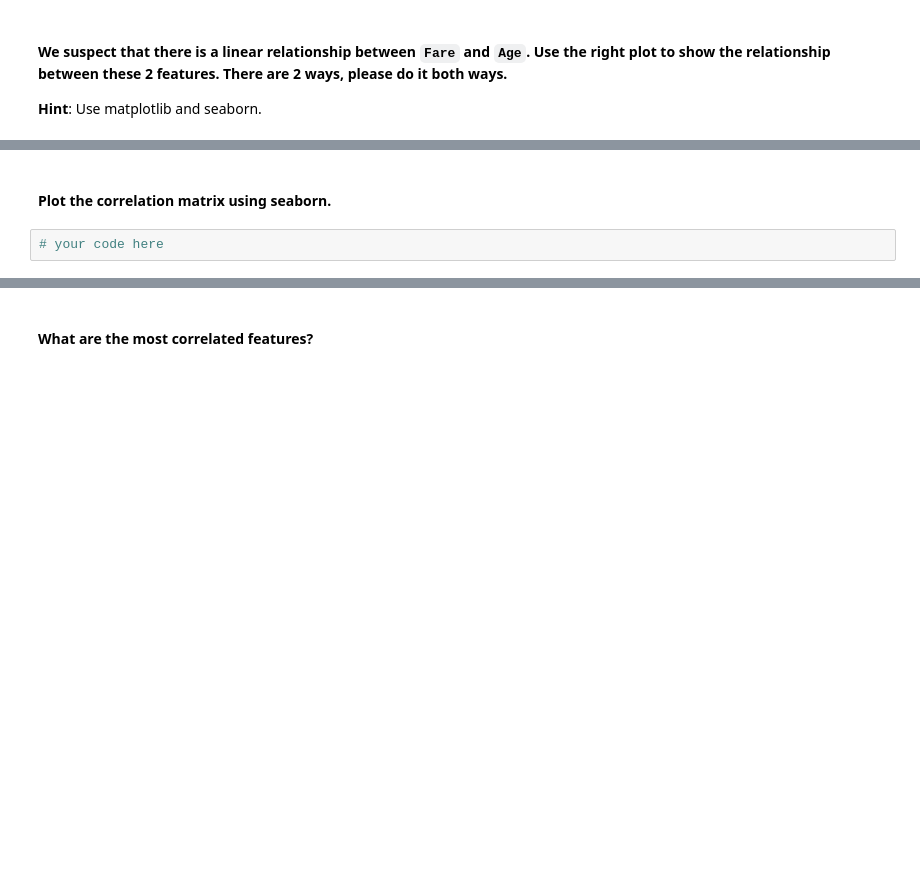
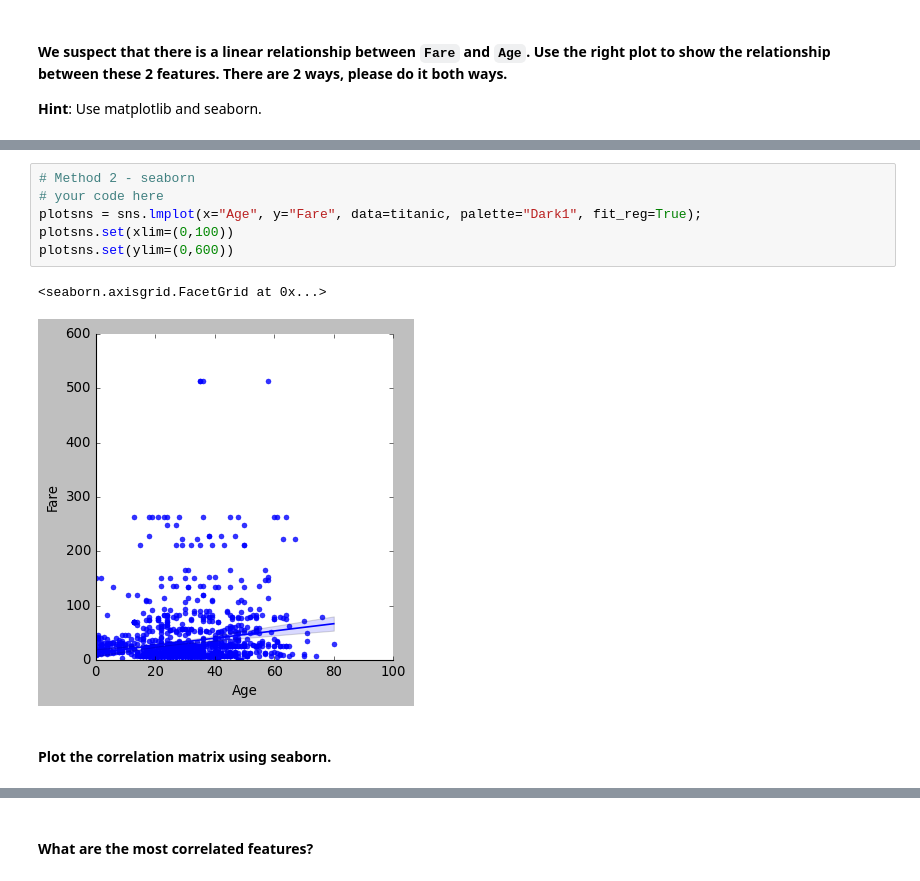
Before and after one commit to marciafof/DAFT_0116_OTALORAMarcia, a Jupyter notebook: module_2/Lab_1_Matplotlib-and-Seaborn/main.ipynb, the cells around one changed output, grey strips where cells are left out. Saved outputs shown, nothing was run; the diff lists cells and outputs as text; blank space fills up the shorter version.

```diff
--- a/module_2/Lab_1_Matplotlib-and-Seaborn/main.ipynb
+++ b/module_2/Lab_1_Matplotlib-and-Seaborn/main.ipynb
@@ -452,4 +456,11 @@ It gives a hint on
+# %%
+# Method 2 - seaborn
+# your code here
+plotsns = sns.lmplot(x="Age", y="Fare", data=titanic, palette="Dark1", fit_reg=True);
+plotsns.set(xlim=(0,100))
+plotsns.set(ylim=(0,600))
+# %% [output]
+<seaborn.axisgrid.FacetGrid at 0x...>
+[figure, added]
 # %% [markdown]
 #### Plot the correlation matrix using seaborn.
-# %%
-# your code here
```
Also changed, not shown: parts of 8 cells of this notebook.
